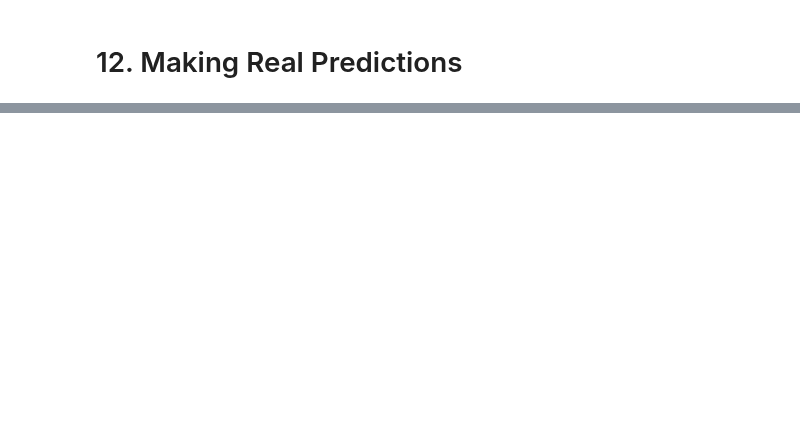
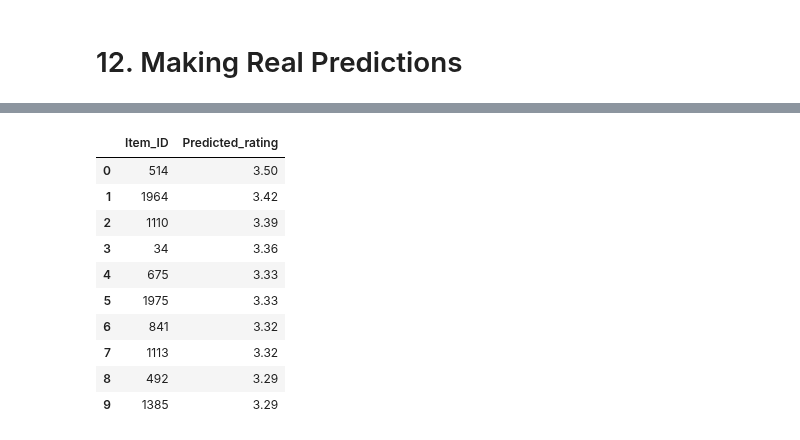
Before and after one commit to kiyamehr/AI-Learning-Journey, a Jupyter notebook: Practice Labs/Unsupervised Learning/Recommender Systems/02-Practice/train.ipynb, the cells around one changed output, grey strips where cells are left out. Cells and saved outputs as stored; diff of their text form; code cells hidden in the pictures; blank space fills up the shorter version.

Commit message:
Created Recommender function

```diff
--- a/Practice Labs/Unsupervised Learning/Recommender Systems/02-Practice/train.ipynb
+++ b/Practice Labs/Unsupervised Learning/Recommender Systems/02-Practice/train.ipynb
@@ -217,5 +221,41 @@ plt.legend()
 # %% [markdown]
 # 12. Making Real Predictions
+# %%
+# Generalizing Function
+
+def recommend(user_id, data, top_n=10):
+
+    user_interactions = data[data['User_ID'] == user_id]
+
+    seen_items = set(user_interactions["Item_ID"])
+
+    all_items = data['Item_ID'].unique()
+
+    candidate_items = [item_id for item_id in all_items if item_id not in seen_items ]
+
+    user_ids = np.full(
+    len(candidate_items),
+    user_id
+    )
+
+    inputs = {
+        'User_ID' : user_ids,
+        'Item_ID' : np.array(candidate_items)
+    }
+
+
+    predictions = model.predict(inputs)
+    predictions = np.round(predictions, 2)
+    sorted_indices = np.argsort(predictions)[::-1]
+
+    top_indices = sorted_indices[:top_n]
+
+    recommendations = pd.DataFrame({
+        "Item_ID" : np.array(candidate_items)[top_indices],
+        "Predicted_rating" : predictions[top_indices]
+    })
+
+    return recommendations
 # %%
 user_id = 3697
 
@@ -260,0 +297,4 @@ print(top_pred)
+# %%
+answer = recommend(user_id, data, 10)
+answer
+# %% [output]
@@ -260,0 +302,11 @@ print(top_pred)
+|  | Item_ID | Predicted_rating |
+| 0 | 514 | 3.50 |
+| 1 | 1964 | 3.42 |
+| 2 | 1110 | 3.39 |
+| 3 | 34 | 3.36 |
+| 4 | 675 | 3.33 |
+| 5 | 1975 | 3.33 |
+| 6 | 841 | 3.32 |
+| 7 | 1113 | 3.32 |
+| 8 | 492 | 3.29 |
+| 9 | 1385 | 3.29 |
```
Also changed, not shown: parts of 9 cells of this notebook.
